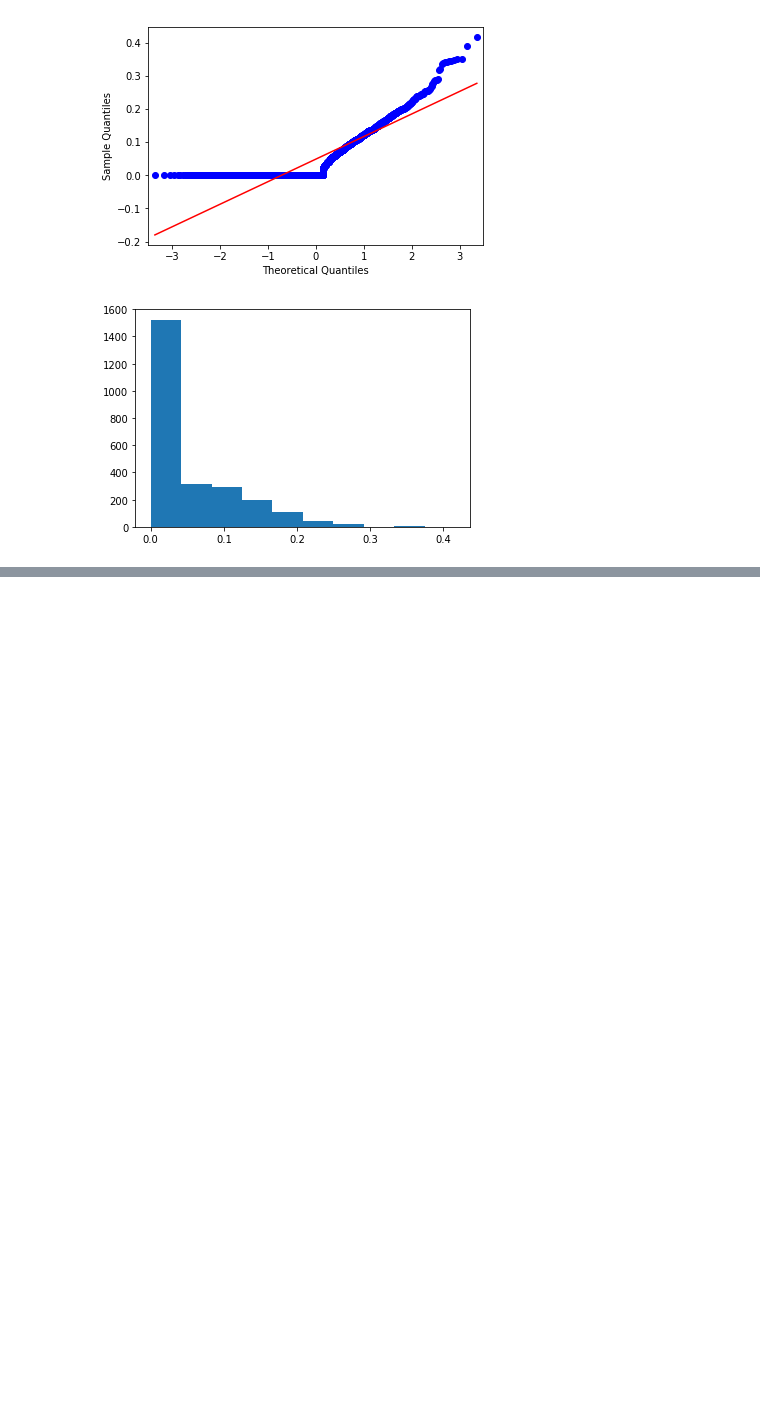
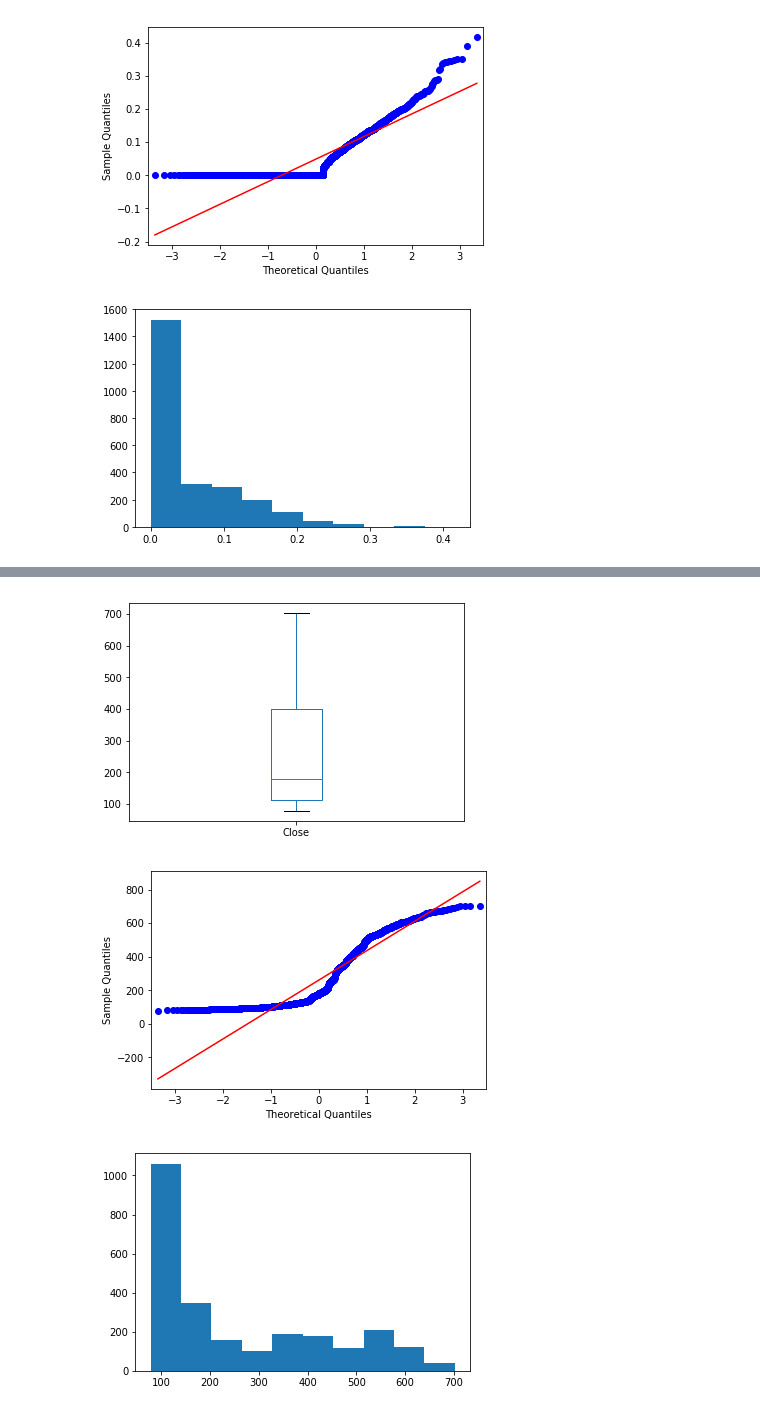
Before and after one commit to micattia/Capstone, a Jupyter notebook: 03_Univariate_analysis.ipynb, the cells around one changed output, grey strips where cells are left out. Cells and saved outputs as stored; diff of their text form; code cells hidden in the pictures; blank space fills up the shorter version.

```diff
--- a/03_Univariate_analysis.ipynb
+++ b/03_Univariate_analysis.ipynb
@@ -175,0 +235,15 @@ pyplot.show()
+# %%
+#Testing Normality for Apple data set columns [Close]
+
+# Box Plot
+dfAPPL.boxplot( column =['Close'], grid = False)
+# q-q plot
+qqplot(dfAPPL.Close, line='s')
+pyplot.show()
+# histogram plot
+pyplot.hist(dfAPPL.Close)
+pyplot.show()
+# %% [output]
+[figure, added]
+[figure, added]
+[figure, added]
```
Also changed, not shown: parts of 9 cells of this notebook.
